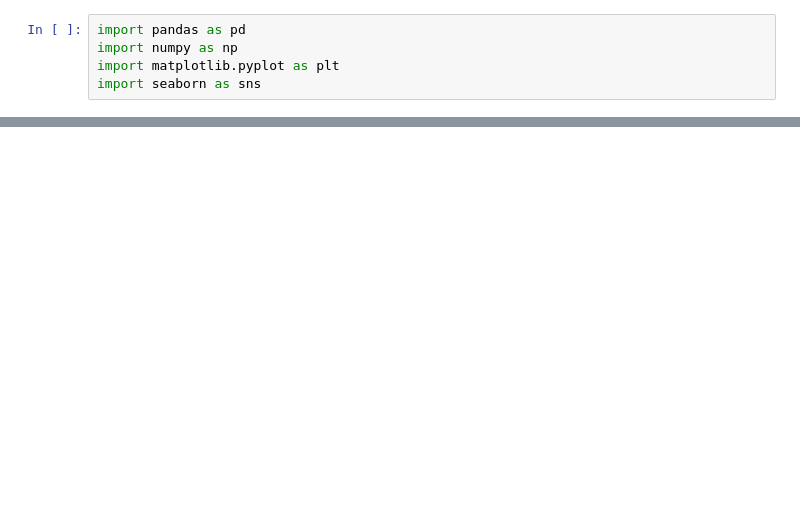
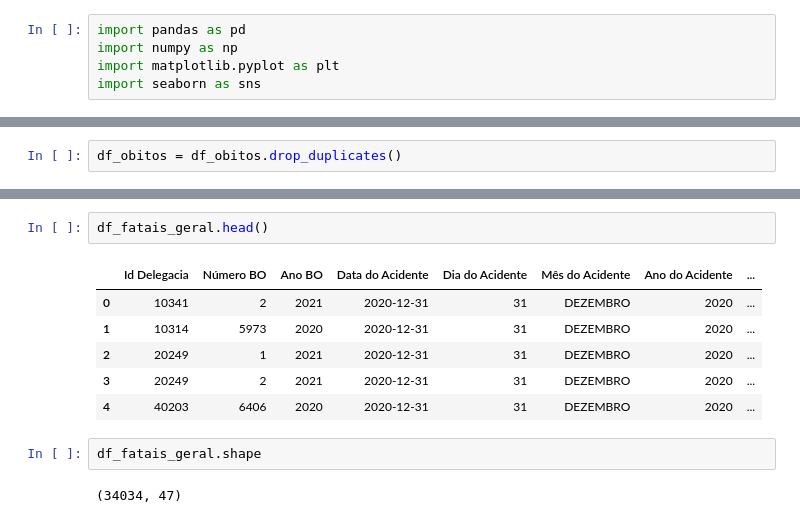
Before and after one commit to renatolotto/Projeto-TERA-Data-Science---Acidentes-Motocicletas, a Jupyter notebook: ETL2_Acidentes.ipynb, the cells around one changed output, grey strips where cells are left out. Drawn from its saved outputs; the diff is of its cells as text; blank space fills up the shorter version.

```diff
--- a/ETL2_Acidentes.ipynb
+++ b/ETL2_Acidentes.ipynb
@@ -190,0 +197,2 @@ df_acidentes_moto_sp.to_csv('df_acidentes_moto_sp.csv')
+# %%
+df_obitos = df_obitos.drop_duplicates()
@@ -190,0 +251,13 @@ df_acidentes_moto_sp.to_csv('df_acidentes_moto_sp.csv')
+# %%
+df_fatais_geral.head()
+# %% [output]
+|  | Id Delegacia | Número BO | Ano BO | Data do Acidente | Dia do Acidente | Mês do Acidente | Ano do Acidente | ... |
+| 0 | 10341 | 2 | 2021 | 2020-12-31 | 31 | DEZEMBRO | 2020 | ... |
+| 1 | 10314 | 5973 | 2020 | 2020-12-31 | 31 | DEZEMBRO | 2020 | ... |
+| 2 | 20249 | 1 | 2021 | 2020-12-31 | 31 | DEZEMBRO | 2020 | ... |
+| 3 | 20249 | 2 | 2021 | 2020-12-31 | 31 | DEZEMBRO | 2020 | ... |
+| 4 | 40203 | 6406 | 2020 | 2020-12-31 | 31 | DEZEMBRO | 2020 | ... |
+# %%
+df_fatais_geral.shape
+# %% [output]
+(34034, 47)
```
Also changed, not shown: parts of 88 cells of this notebook, 3 other files.
